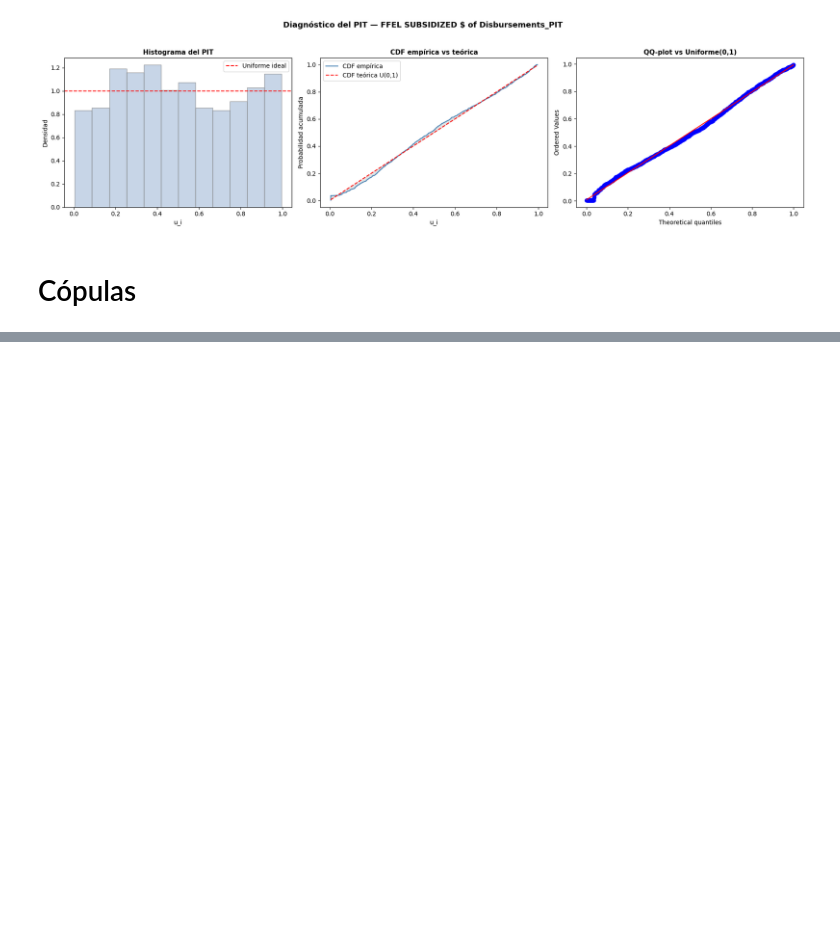
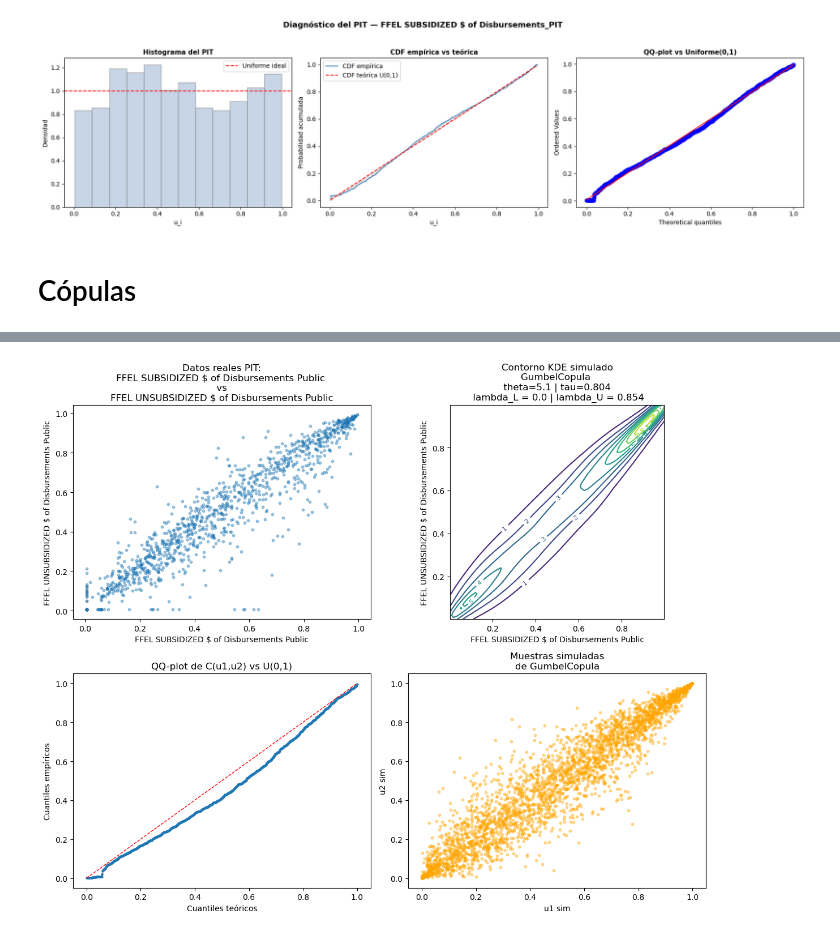
Before and after one commit to CA0307-II-2025/grupo-3, a Jupyter notebook: cod/pit.ipynb, the cells around one changed output, grey strips where cells are left out. Drawn from its saved outputs; the diff is of its cells as text; code cells hidden in the pictures; blank space fills up the shorter version.

```diff
--- a/cod/pit.ipynb
+++ b/cod/pit.ipynb
@@ -611,0 +750,4 @@ ajustar_vine_copula(df_public, df_private, df_proprietary, "FFEL SUBSIDIZED $ of
+# %%
+table, best_model = fit_copula_candidates(df_public["FFEL SUBSIDIZED $ of Disbursements_PIT"], df_public["FFEL UNSUBSIDIZED $ of Disbursements_PIT"])
+
+table
@@ -611,0 +762,14 @@ ajustar_vine_copula(df_public, df_private, df_proprietary, "FFEL SUBSIDIZED $ of
+# %%
+plot_copula_diagnostics(
+    df_public["FFEL SUBSIDIZED $ of Disbursements_PIT"].values,
+    df_public["FFEL UNSUBSIDIZED $ of Disbursements_PIT"].values,
+    best_model["copula"],
+    best_model["theta"],
+    best_model["tau"],
+    best_model["lambda_L"],
+    best_model["lambda_U"],
+    "FFEL SUBSIDIZED $ of Disbursements Public",
+    "FFEL UNSUBSIDIZED $ of Disbursements Public", 60, 3000
+)
+# %% [output]
+[figure, added]
```
Also changed, not shown: parts of 17 cells of this notebook.
